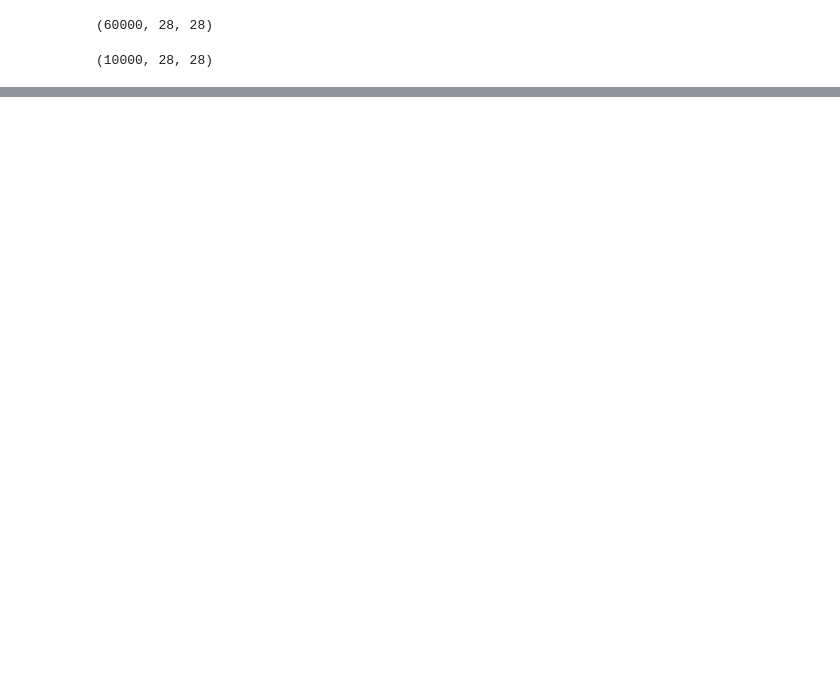
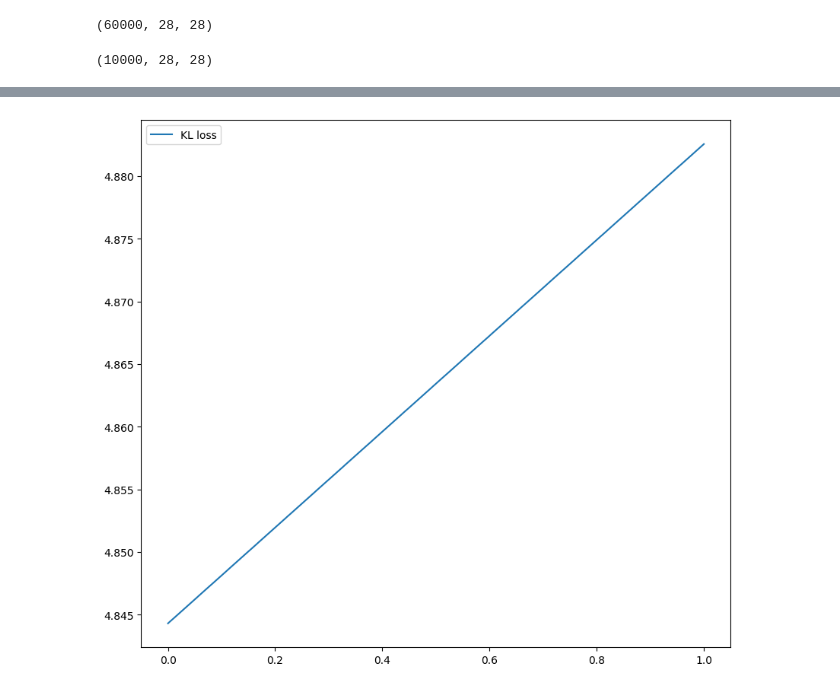
Before and after one commit to henricobela/Python, a Jupyter notebook: Faculdade/FIAP/Segundo_ano/GANS/aula7.ipynb, the cells around one changed output, grey strips where cells are left out. Saved outputs shown, nothing was run; the diff lists cells and outputs as text; code cells hidden in the pictures; blank space fills up the shorter version.

```diff
--- a/Faculdade/FIAP/Segundo_ano/GANS/aula7.ipynb
+++ b/Faculdade/FIAP/Segundo_ano/GANS/aula7.ipynb
@@ -133,0 +205,6 @@ _________________________________________________________________
+# %%
+plt.figure(figsize=(10, 9))
+plt.plot(history.history.get('k_l_loss'), label="KL loss")
+plt.legend();
+# %% [output]
+[figure, added]
```
Also changed, not shown: parts of 16 cells of this notebook, 8 other files.
